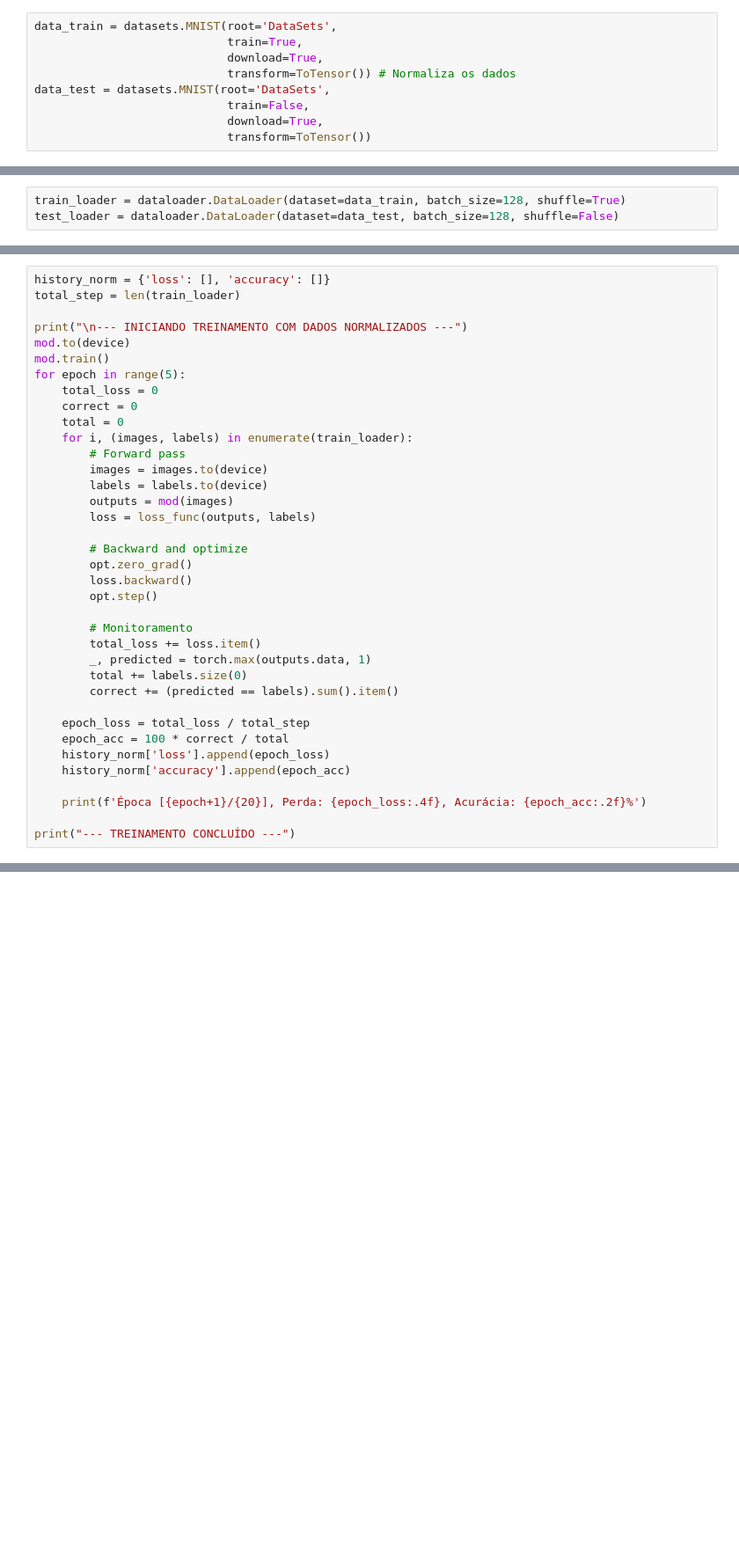
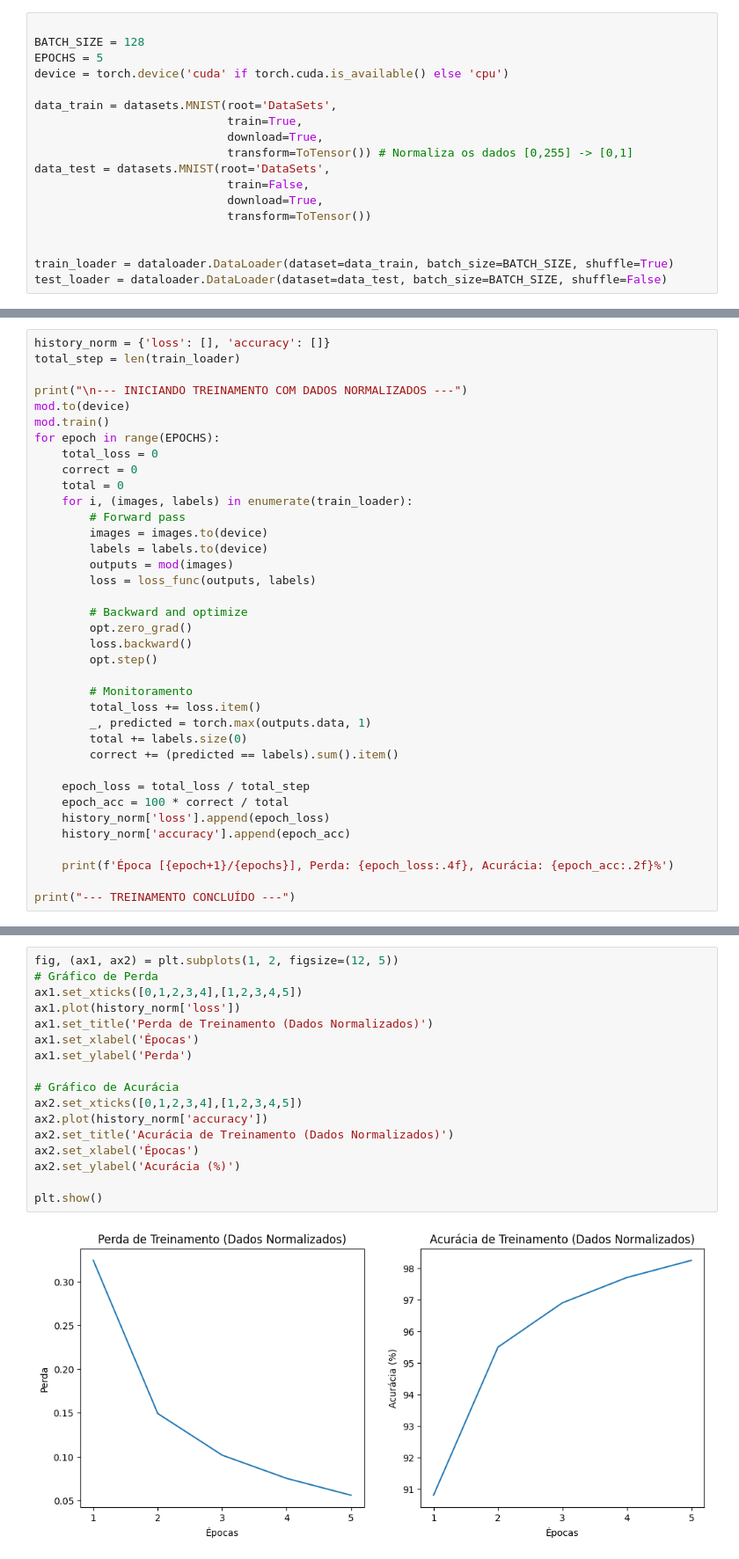
Before and after one commit to waks38/Redes-Neurais-Mestrado, a Jupyter notebook: MNIST.ipynb, the cells around one changed output, grey strips where cells are left out. Shown at 88% size. Saved outputs shown, nothing was run; the diff lists cells and outputs as text; blank space fills up the shorter version.

```diff
--- a/MNIST.ipynb
+++ b/MNIST.ipynb
@@ -9,9 +16,18 @@ from torchvision.transforms import ToTensor
 # %%
+
+BATCH_SIZE = 128
+EPOCHS = 5
+device = torch.device('cuda' if torch.cuda.is_available() else 'cpu')
+
 data_train = datasets.MNIST(root='DataSets',
                             train=True,
                             download=True,
-                            transform=ToTensor()) # Normaliza os dados
+                            transform=ToTensor()) # Normaliza os dados [0,255] -> [0,1]
 data_test = datasets.MNIST(root='DataSets',
                             train=False,
                             download=True,
                             transform=ToTensor())
+
+
+train_loader = dataloader.DataLoader(dataset=data_train, batch_size=BATCH_SIZE, shuffle=True)
+test_loader = dataloader.DataLoader(dataset=data_test, batch_size=BATCH_SIZE, shuffle=False)
@@ -23,6 +34,3 @@ epochs = 20
-# %%
-train_loader = dataloader.DataLoader(dataset=data_train, batch_size=128, shuffle=True)
-test_loader = dataloader.DataLoader(dataset=data_test, batch_size=128, shuffle=False)
 # %%
 class MLP(nn.Module):
     def __init__(self,input_size,hidden_size, output_size):
@@ -66,7 +74,7 @@ total_step = len(train_loader)
 print("\n--- INICIANDO TREINAMENTO COM DADOS NORMALIZADOS ---")
 mod.to(device)
 mod.train()
-for epoch in range(5):
+for epoch in range(EPOCHS):
     total_loss = 0
     correct = 0
     total = 0
@@ -93,7 +101,7 @@ for epoch in range(5):
     history_norm['loss'].append(epoch_loss)
     history_norm['accuracy'].append(epoch_acc)
 
-    print(f'Época [{epoch+1}/{20}], Perda: {epoch_loss:.4f}, Acurácia: {epoch_acc:.2f}%')
+    print(f'Época [{epoch+1}/{epochs}], Perda: {epoch_loss:.4f}, Acurácia: {epoch_acc:.2f}%')
 
 print("--- TREINAMENTO CONCLUÍDO ---")
 # %% [output]
@@ -102 +115,20 @@ NameError: name 'model_norm' is not defined
+# %%
+fig, (ax1, ax2) = plt.subplots(1, 2, figsize=(12, 5))
+# Gráfico de Perda
+ax1.set_xticks([0,1,2,3,4],[1,2,3,4,5])
+ax1.plot(history_norm['loss'])
+ax1.set_title('Perda de Treinamento (Dados Normalizados)')
+ax1.set_xlabel('Épocas')
+ax1.set_ylabel('Perda')
+
+# Gráfico de Acurácia
+ax2.set_xticks([0,1,2,3,4],[1,2,3,4,5])
+ax2.plot(history_norm['accuracy'])
+ax2.set_title('Acurácia de Treinamento (Dados Normalizados)')
+ax2.set_xlabel('Épocas')
+ax2.set_ylabel('Acurácia (%)')
+
+plt.show()
+# %% [output]
+[figure, added]
 # %%
```
Also changed, not shown: parts of 13 cells of this notebook.
